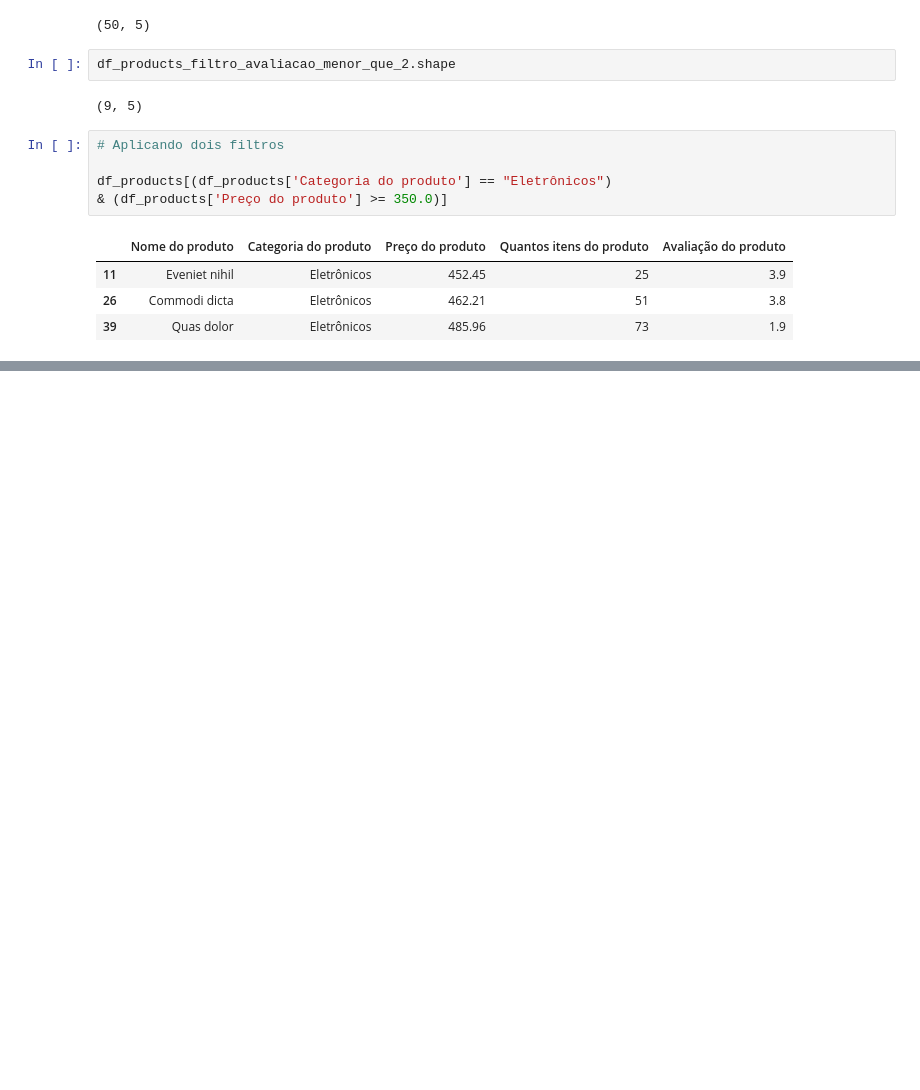
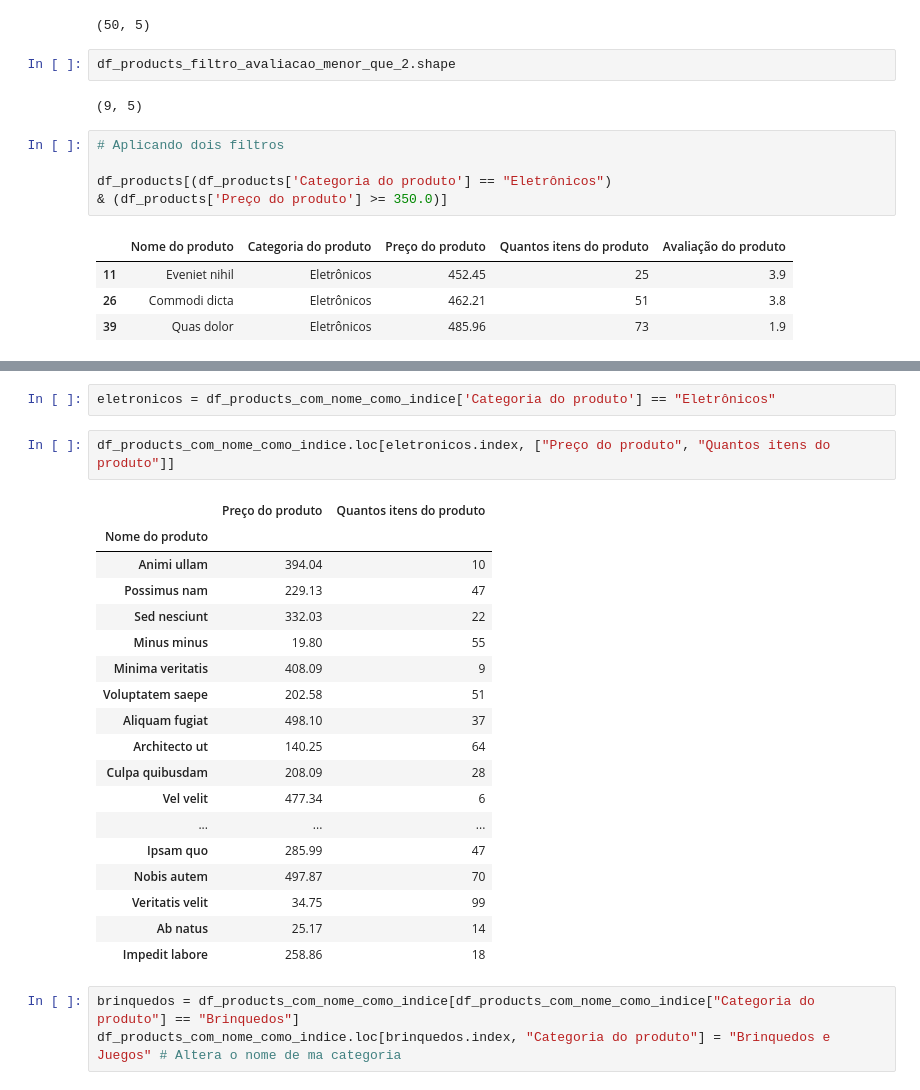
Before and after one commit to Bodegami/formacao-especialista-em-ia, a Jupyter notebook: python-ia-aplicada/Python_applied_ai.ipynb, the cells around one changed output, grey strips where cells are left out. Cells and saved outputs as stored; diff of their text form; blank space fills up the shorter version.

```diff
--- a/python-ia-aplicada/Python_applied_ai.ipynb
+++ b/python-ia-aplicada/Python_applied_ai.ipynb
@@ -1535,0 +1607,26 @@ df_products[(df_products['Categoria do produto'] == "Eletrônicos")
+# %%
+eletronicos = df_products_com_nome_como_indice['Categoria do produto'] == "Eletrônicos"
+# %%
+df_products_com_nome_como_indice.loc[eletronicos.index, ["Preço do produto", "Quantos itens do produto"]]
+# %% [output]
+|  | Preço do produto | Quantos itens do produto |
+| Nome do produto |  |  |
+| Animi ullam | 394.04 | 10 |
+| Possimus nam | 229.13 | 47 |
+| Sed nesciunt | 332.03 | 22 |
+| Minus minus | 19.80 | 55 |
+| Minima veritatis | 408.09 | 9 |
+| Voluptatem saepe | 202.58 | 51 |
+| Aliquam fugiat | 498.10 | 37 |
+| Architecto ut | 140.25 | 64 |
+| Culpa quibusdam | 208.09 | 28 |
+| Vel velit | 477.34 | 6 |
+| ... | ... | ... |
+| Ipsam quo | 285.99 | 47 |
+| Nobis autem | 497.87 | 70 |
+| Veritatis velit | 34.75 | 99 |
+| Ab natus | 25.17 | 14 |
+| Impedit labore | 258.86 | 18 |
+# %%
+brinquedos = df_products_com_nome_como_indice[df_products_com_nome_como_indice["Categoria do produto"] == "Brinquedos"]
+df_products_com_nome_como_indice.loc[brinquedos.index, "Categoria do produto"] = "Brinquedos e Juegos" # Altera o nome de ma categoria
```
Also changed, not shown: parts of 8 cells of this notebook.
